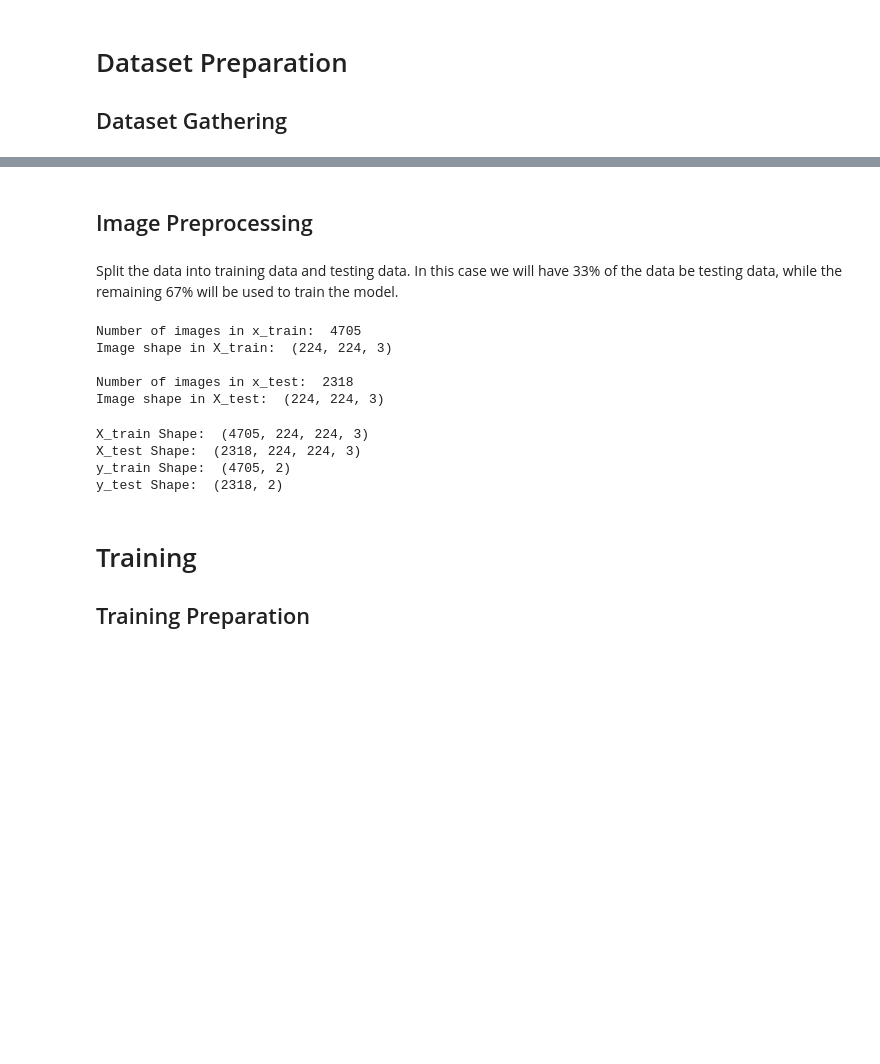
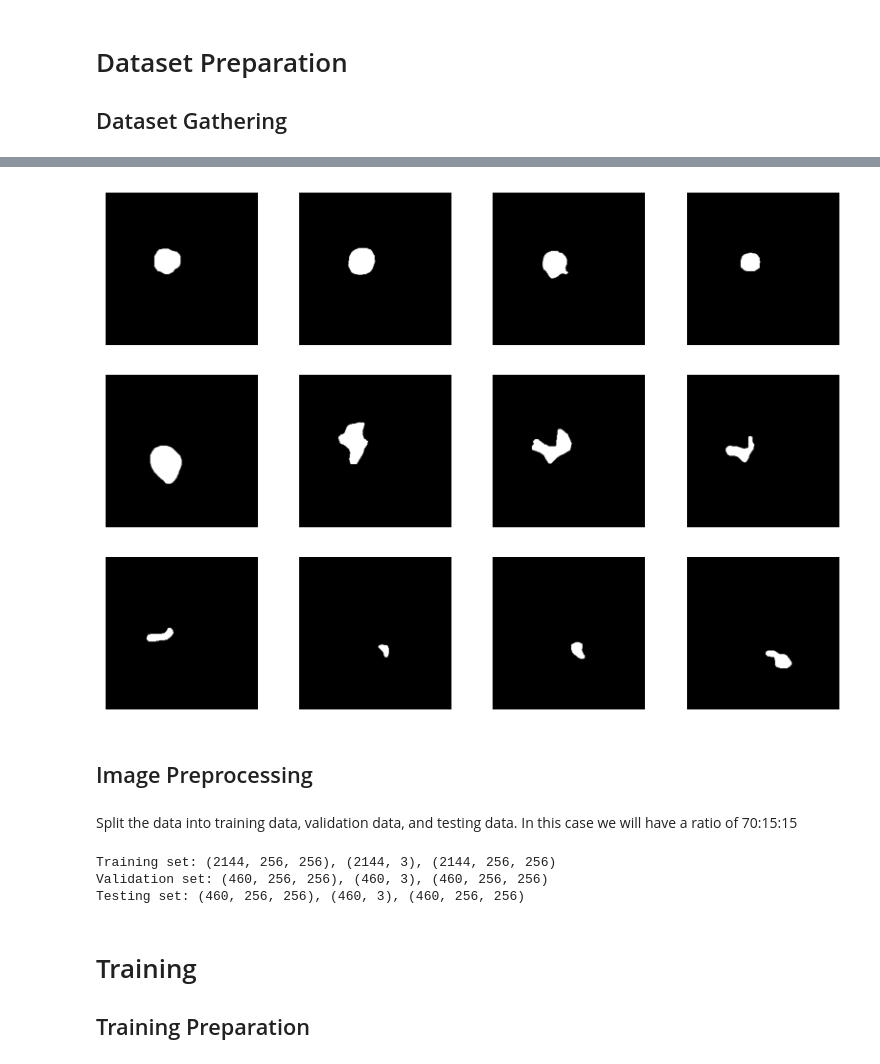
Before and after one commit to Garchompz/cv-brain-tumor-classification-segmentation, a Jupyter notebook: Kelompok_17_Brain_Tumor_Classification_and_Segmentation.ipynb, the cells around one changed output, grey strips where cells are left out. Saved outputs shown, nothing was run; the diff lists cells and outputs as text; code cells hidden in the pictures; blank space fills up the shorter version.

Commit message:
Added train-val-test split

```diff
--- a/Kelompok_17_Brain_Tumor_Classification_and_Segmentation.ipynb
+++ b/Kelompok_17_Brain_Tumor_Classification_and_Segmentation.ipynb
@@ -69,32 +73,30 @@ plt.show()
+# %%
+plt.figure(figsize=(10, 7))
+for i in range(12):
+    plt.subplot(3, 4, i+1) # i+1 because the index for matplotlib starts from 1, while i starts from 0
+    plt.imshow(M[i], cmap="gray")
+    plt.axis('off')
+plt.show()
+# %% [output]
+[figure, added]
 # %% [markdown]
 ## Image Preprocessing
 # %% [markdown]
-Split the data into training data and testing data. In this case we will have 33% of the data be testing data, while the remaining 67% will be used to train the model.
+Split the data into training data, validation data, and testing data. In this case we will have a ratio of 70:15:15
-# %%
-X_train, X_test, y_train, y_test = train_test_split(X, y, test_size=0.33, random_state=22) # split the data
-
-print("Number of images in x_train: ", len(X_train))
-print("Image shape in X_train: ", X_train[0].shape)
-print()
-
-print("Number of images in x_test: ", len(X_test))
-print("Image shape in X_test: ", X_test[0].shape)
-# %% [output]
-Number of images in x_train:  4705
-Image shape in X_train:  (224, 224, 3)
-
-Number of images in x_test:  2318
-Image shape in X_test:  (224, 224, 3)
-# %%
-print("X_train Shape: ", X_train.shape)
-print("X_test Shape: ", X_test.shape)
-print("y_train Shape: ", y_train.shape)
-print("y_test Shape: ", y_test.shape)
-# %% [output]
-X_train Shape:  (4705, 224, 224, 3)
-X_test Shape:  (2318, 224, 224, 3)
-y_train Shape:  (4705, 2)
-y_test Shape:  (2318, 2)
+# %%
+stratify_labels = np.argmax(y, axis=1) # since the labels are already one-hot encoded
+X_train, X_temp, y_train, y_temp, M_train, M_temp = train_test_split(X, y, M, test_size=0.3, random_state=42, stratify=stratify_labels)
+
+stratify_temp = np.argmax(y_temp, axis=1)
+X_val, X_test, y_val, y_test, M_val, M_test = train_test_split(X_temp, y_temp, M_temp, test_size=0.5, random_state=42, stratify=stratify_temp)
+
+print(f'Training set: {X_train.shape}, {y_train.shape}, {M_train.shape}')
+print(f'Validation set: {X_val.shape}, {y_val.shape}, {M_val.shape}')
+print(f'Testing set: {X_test.shape}, {y_test.shape}, {M_test.shape}')
+# %% [output]
+Training set: (2144, 256, 256), (2144, 3), (2144, 256, 256)
+Validation set: (460, 256, 256), (460, 3), (460, 256, 256)
+Testing set: (460, 256, 256), (460, 3), (460, 256, 256)
 # %% [markdown]
 # Training
 ## Training Preparation
```
Also changed, not shown: parts of 3 cells of this notebook, 1 other file.
